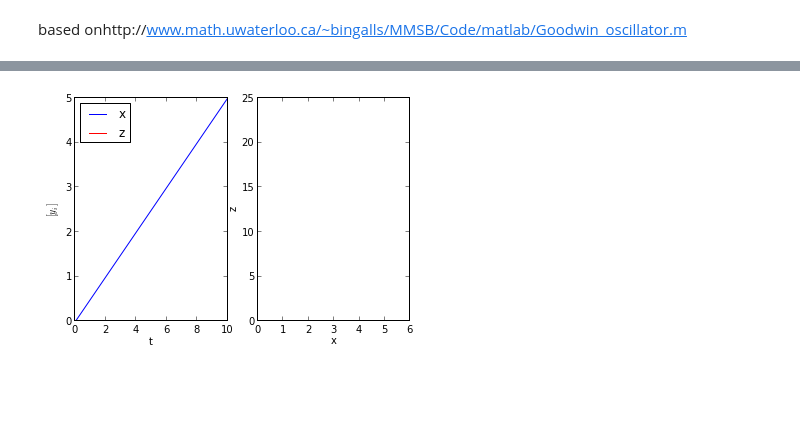
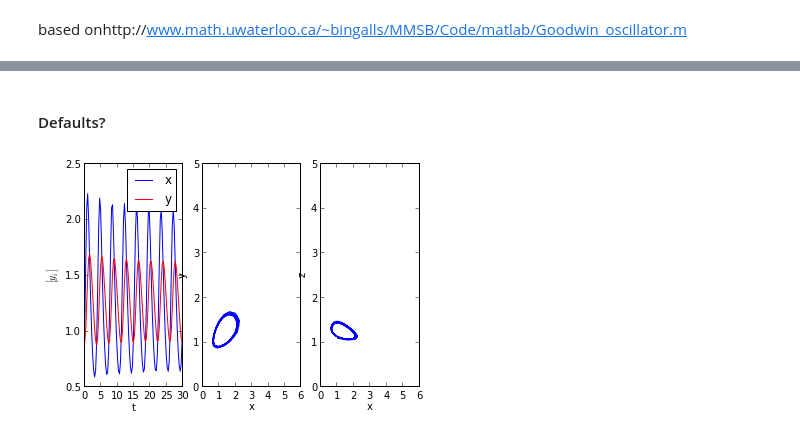
Before and after one commit to huskeypm/enzymekineticsacs, a Jupyter notebook: goodwin.ipynb, the cells around one changed output, grey strips where cells are left out. Cells and saved outputs as stored; diff of their text form; code cells hidden in the pictures; blank space fills up the shorter version.

```diff
--- a/goodwin.ipynb
+++ b/goodwin.ipynb
@@ -11,4 +21,6 @@ import scipy.integrate
+# %% [markdown]
+#### Defaults?
 # %%
-a1=1; # v0 kappa1=1.; k1=1; # iKm = 1/Kmb1=1.;alpha1=1;beta1=1.; #0.6;gamma1=1;delta1=1. ; #0.8;n=1.#t = scipy.linspace(0.,100.,1000)t = scipy.linspace(0.,10.,10)y0=[0,0,1]ks = [0]goodwinmodel(t,y0,ks)
+a1=10; # v0 kappa1=1.; k1=1; # iKm = 1/Kmb1=1.;alpha1=1;beta1=1.; #0.6;gamma1=1;delta1=1. ; #0.8;n=10.#t = scipy.linspace(0.,100.,1000)t = scipy.linspace(0.,30.,100)y0=[1,0.9,1.1]ks = [0]dum=goodwinmodel(t,y0,ks)
 # %% [output]
-[figure, old version]
+[figure, new version]
```
Also changed, not shown: parts of 28 cells of this notebook, 3 other files.
